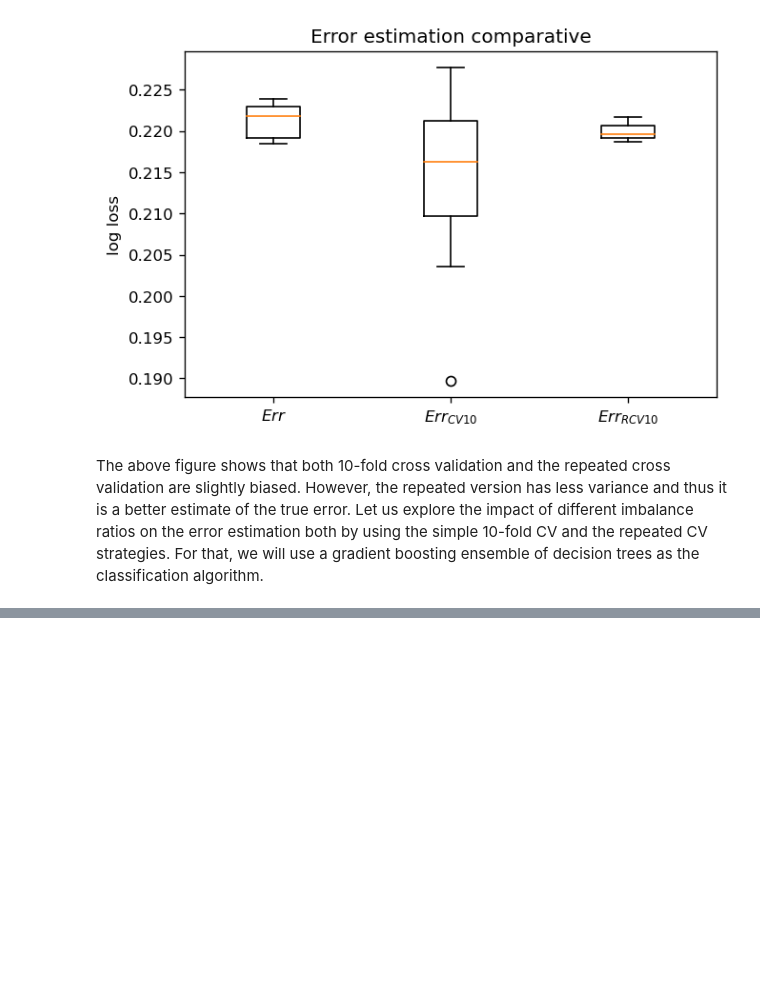
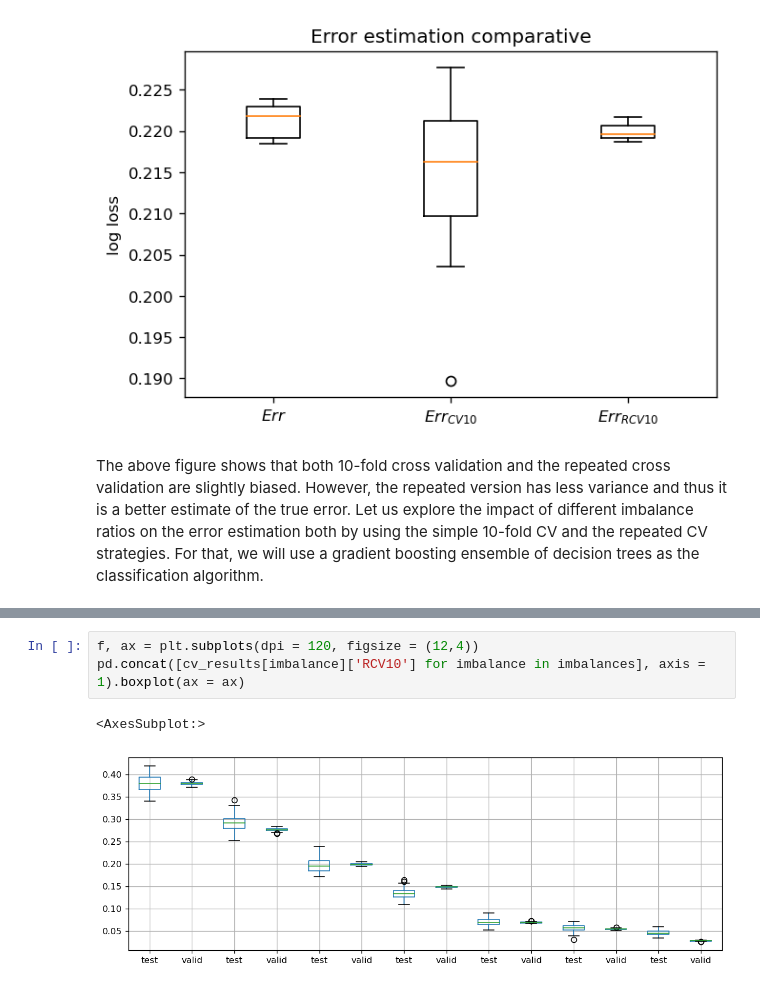
Before and after one commit to pibieta/imbalanced_learning, a Jupyter notebook: notebooks/Model-Selection-1-Error-Estimation.ipynb, the cells around one changed output, grey strips where cells are left out. Saved outputs shown, nothing was run; the diff lists cells and outputs as text; blank space fills up the shorter version.

```diff
--- a/notebooks/Model-Selection-1-Error-Estimation.ipynb
+++ b/notebooks/Model-Selection-1-Error-Estimation.ipynb
@@ -341,0 +336,6 @@ cv_results[0.5]['CV10']
+# %%
+f, ax = plt.subplots(dpi = 120, figsize = (12,4))
+pd.concat([cv_results[imbalance]['RCV10'] for imbalance in imbalances], axis = 1).boxplot(ax = ax)
+# %% [output]
+<AxesSubplot:>
+[figure, added]
```
Also changed, not shown: parts of 6 cells of this notebook.
